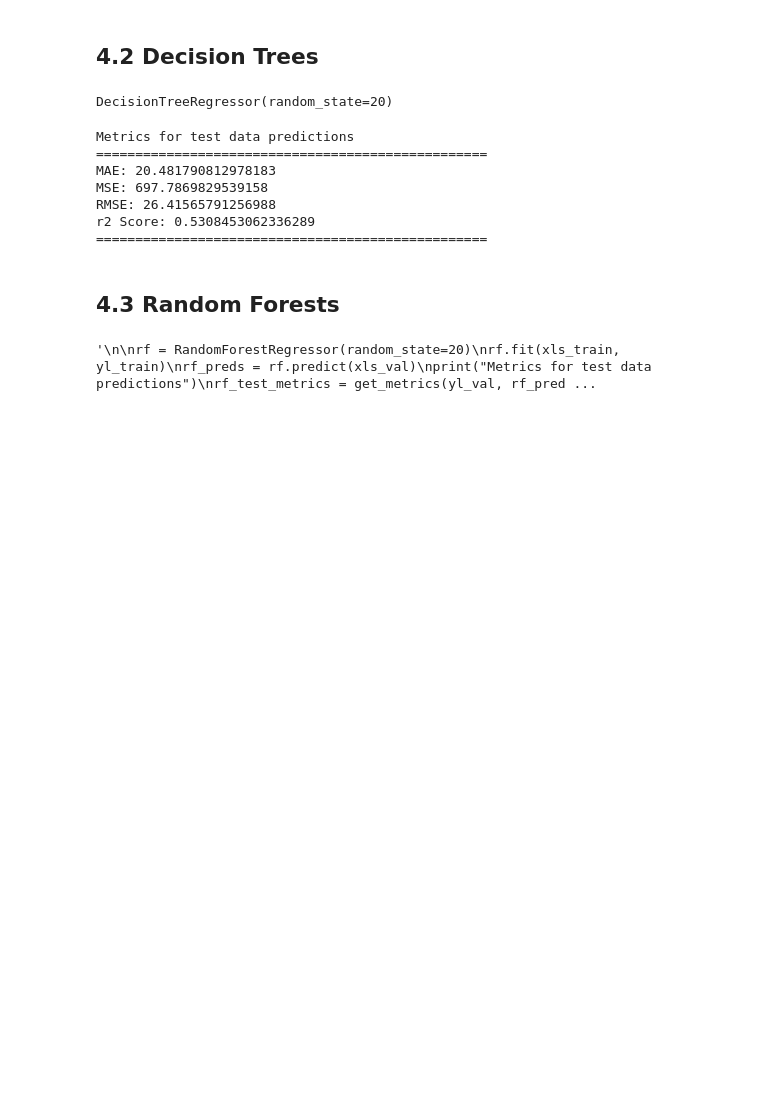
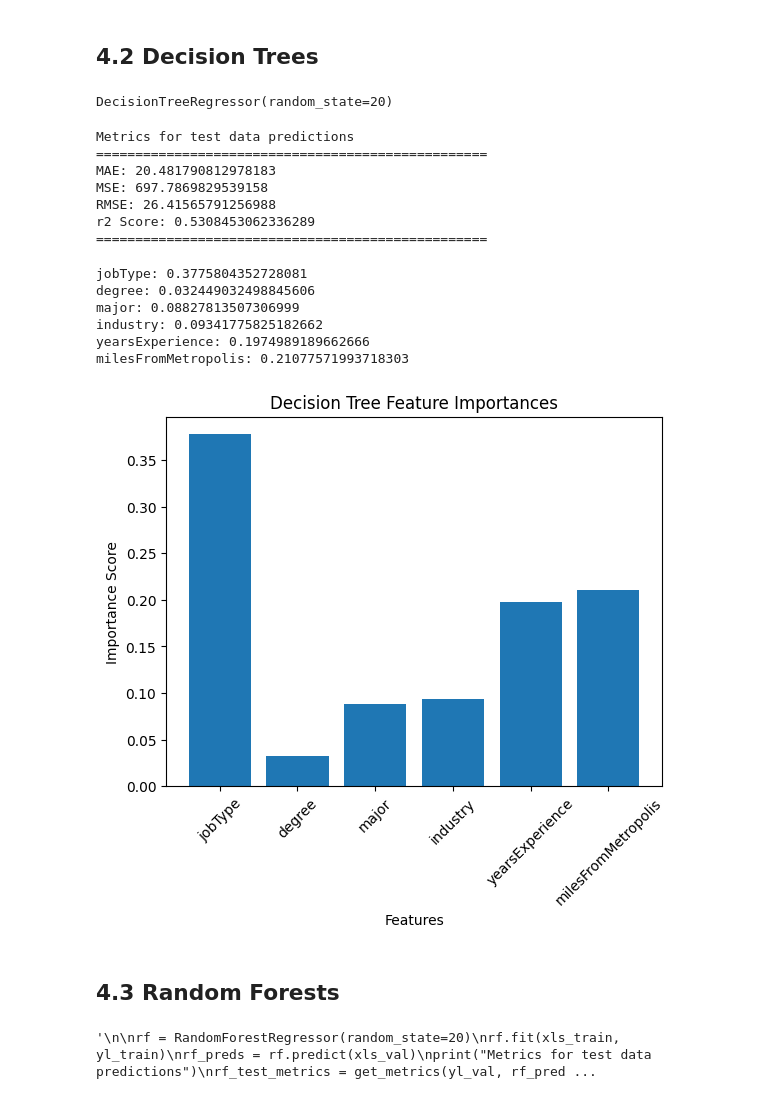
Before and after one commit to Kiran0R0Patil/ai-robotics-employee-salary-insights-and-predictions, a Jupyter notebook: employee-salary-insights-and-predictions.ipynb, the cells around one changed output. Drawn from its saved outputs; the diff is of its cells as text; code cells hidden in the pictures; blank space fills up the shorter version.

```diff
--- a/employee-salary-insights-and-predictions.ipynb
+++ b/employee-salary-insights-and-predictions.ipynb
@@ -1165,6 +1166,30 @@ MSE: 697.7869829539158
 RMSE: 26.41565791256988
 r2 Score: 0.5308453062336289
 ==================================================
+# %%
+# Get feature importance
+feature_importance = dt.feature_importances_
+
+# Display feature importance scores
+for feature, importance in zip(X.columns, feature_importance):
+    print(f"{feature}: {importance}")
+# %% [output]
+jobType: 0.3775804352728081
+degree: 0.032449032498845606
+major: 0.08827813507306999
+industry: 0.09341775825182662
+yearsExperience: 0.1974989189662666
+milesFromMetropolis: 0.21077571993718303
+# %%
+# Plot feature importances
+plt.bar(xl.columns, feature_importance)
+plt.xlabel('Features')
+plt.xticks(rotation=45)
+plt.ylabel('Importance Score')
+plt.title('Decision Tree Feature Importances')
+plt.show()
+# %% [output]
+[figure, added]
 # %% [markdown]
 ## 4.3 Random Forests
 # %%
```
Also changed, not shown: parts of 12 cells of this notebook.
